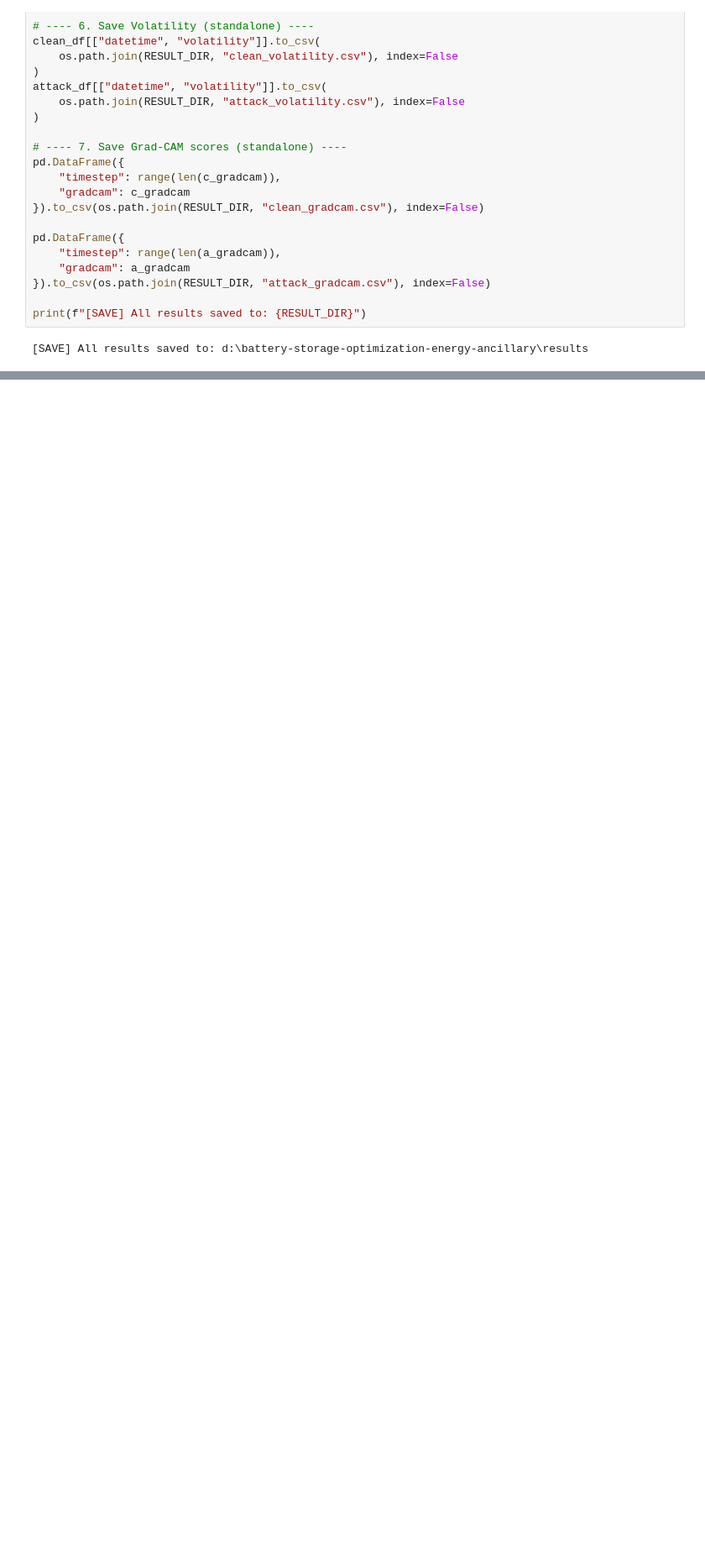
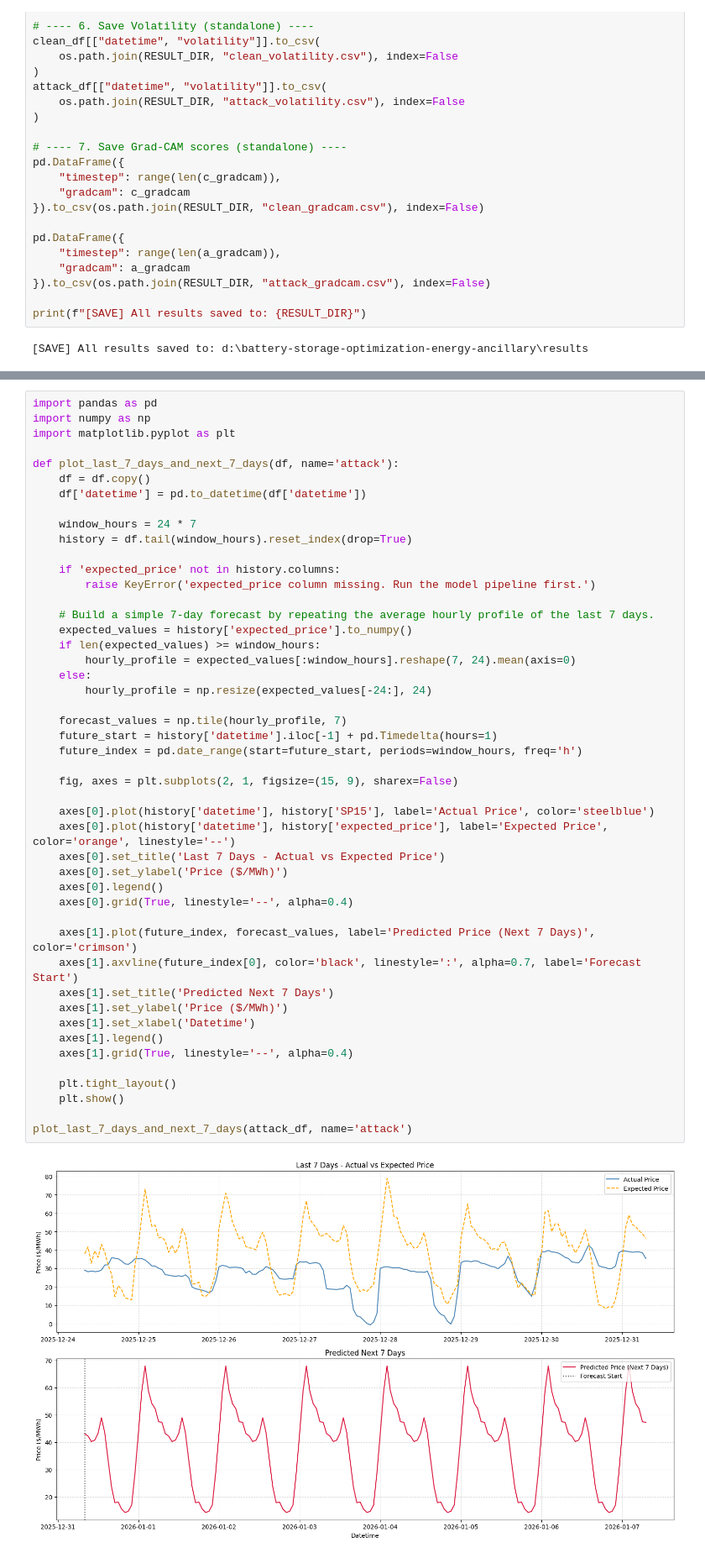
Before and after one commit to k-keshav-aggarwal/battery-storage-optimization-energy-ancillary, a Jupyter notebook: main.ipynb, the cells around one changed output, grey strips where cells are left out. Shown at 84% size. Cells and saved outputs as stored; diff of their text form; blank space fills up the shorter version.

```diff
--- a/main.ipynb
+++ b/main.ipynb
@@ -708,0 +753,49 @@ Generating Interactive Visualizations...
+# %%
+import pandas as pd
+import numpy as np
+import matplotlib.pyplot as plt
+
+def plot_last_7_days_and_next_7_days(df, name='attack'):
+    df = df.copy()
+    df['datetime'] = pd.to_datetime(df['datetime'])
+
+    window_hours = 24 * 7
+    history = df.tail(window_hours).reset_index(drop=True)
+
+    if 'expected_price' not in history.columns:
+        raise KeyError('expected_price column missing. Run the model pipeline first.')
+
+    # Build a simple 7-day forecast by repeating the average hourly profile of the last 7 days.
+    expected_values = history['expected_price'].to_numpy()
+    if len(expected_values) >= window_hours:
+        hourly_profile = expected_values[:window_hours].reshape(7, 24).mean(axis=0)
+    else:
+        hourly_profile = np.resize(expected_values[-24:], 24)
+
+    forecast_values = np.tile(hourly_profile, 7)
+    future_start = history['datetime'].iloc[-1] + pd.Timedelta(hours=1)
+    future_index = pd.date_range(start=future_start, periods=window_hours, freq='h')
+
+    fig, axes = plt.subplots(2, 1, figsize=(15, 9), sharex=False)
+
+    axes[0].plot(history['datetime'], history['SP15'], label='Actual Price', color='steelblue')
+    axes[0].plot(history['datetime'], history['expected_price'], label='Expected Price', color='orange', linestyle='--')
+    axes[0].set_title('Last 7 Days - Actual vs Expected Price')
+    axes[0].set_ylabel('Price ($/MWh)')
+    axes[0].legend()
+    axes[0].grid(True, linestyle='--', alpha=0.4)
+
+    axes[1].plot(future_index, forecast_values, label='Predicted Price (Next 7 Days)', color='crimson')
+    axes[1].axvline(future_index[0], color='black', linestyle=':', alpha=0.7, label='Forecast Start')
+    axes[1].set_title('Predicted Next 7 Days')
+    axes[1].set_ylabel('Price ($/MWh)')
+    axes[1].set_xlabel('Datetime')
+    axes[1].legend()
+    axes[1].grid(True, linestyle='--', alpha=0.4)
+
+    plt.tight_layout()
+    plt.show()
+
+plot_last_7_days_and_next_7_days(attack_df, name='attack')
+# %% [output]
+[figure, added]
```
Also changed, not shown: parts of 8 cells of this notebook, 9 other files.
